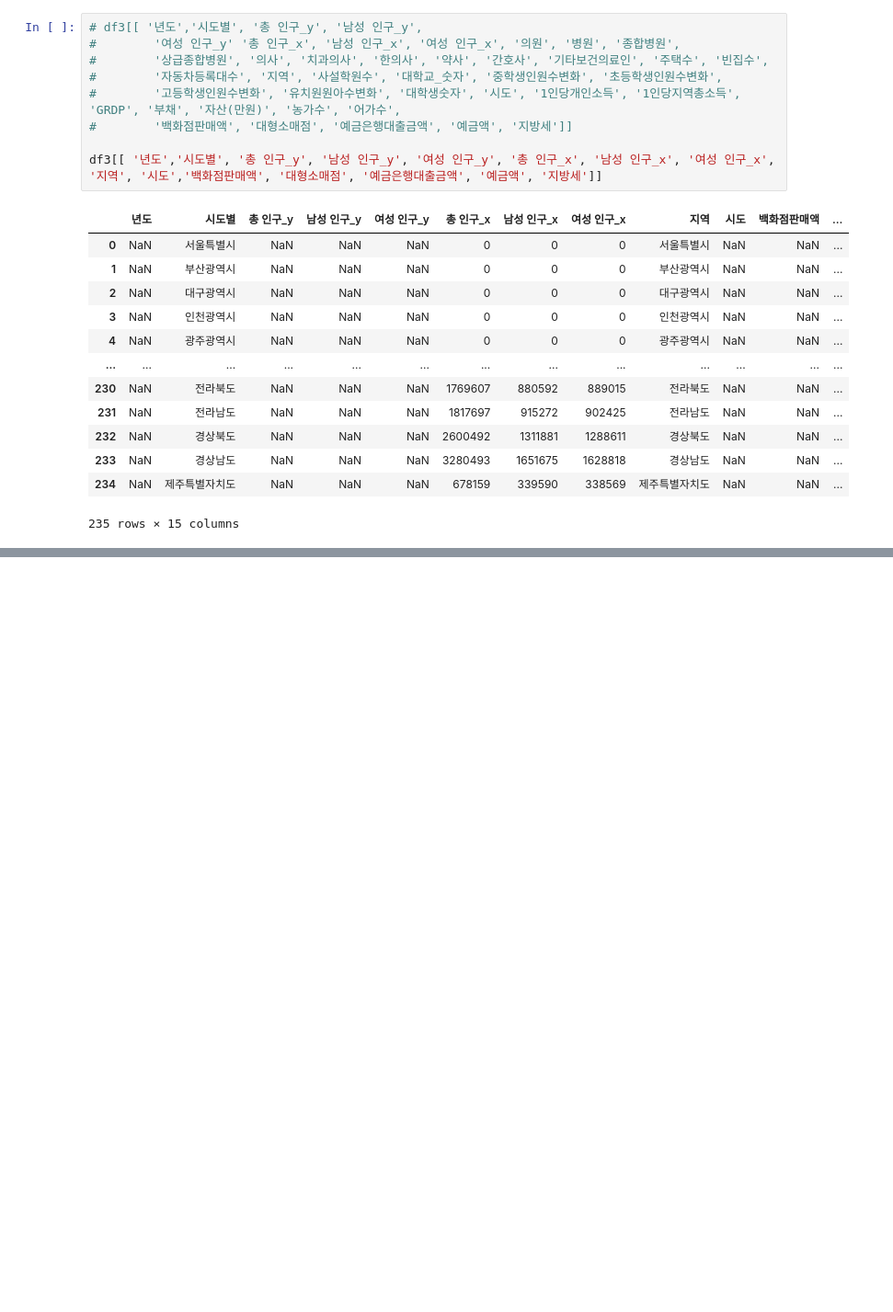
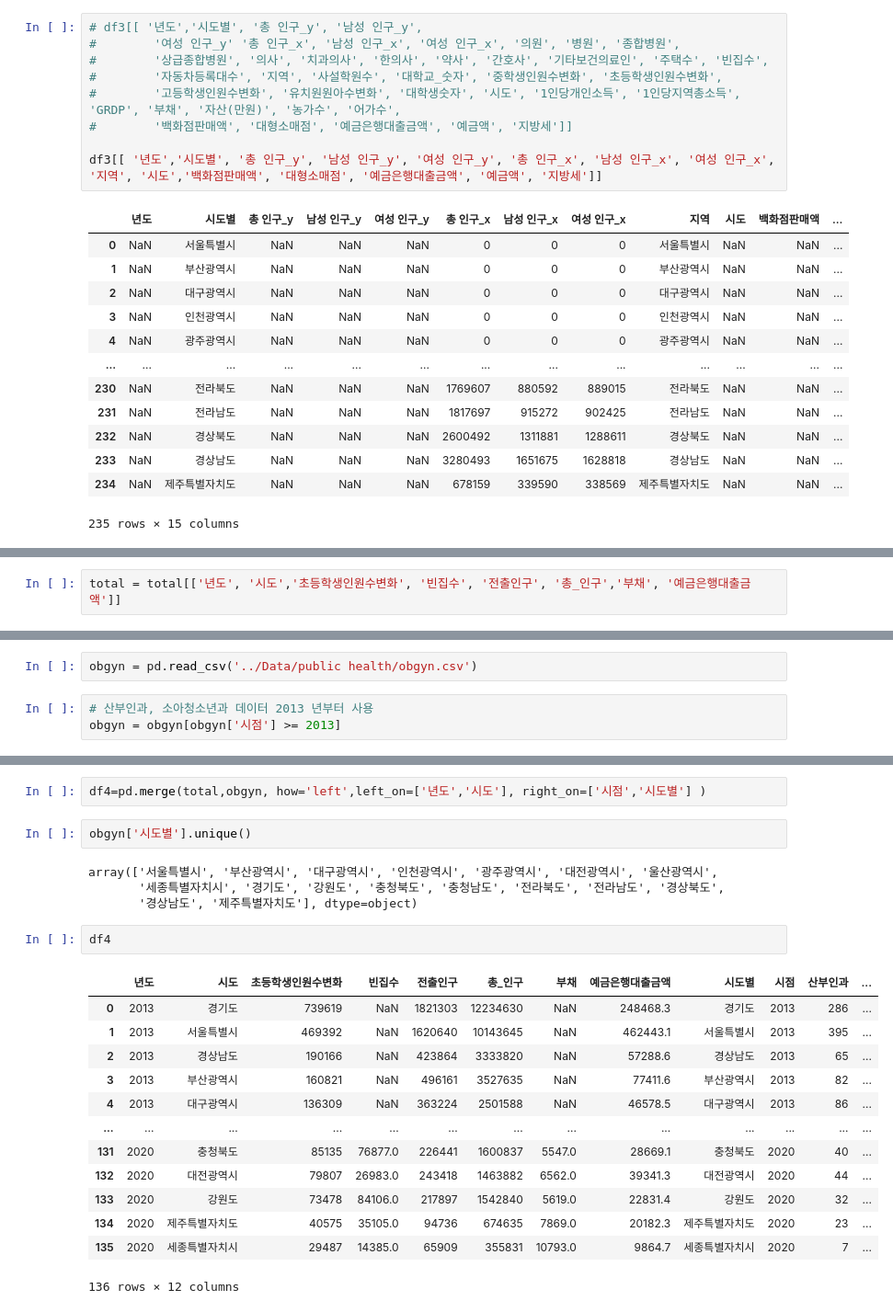
Before and after one commit to vxornjs11/Pytone_Flutter, a Jupyter notebook: Note/00. First 취합.ipynb, the cells around one changed output, grey strips where cells are left out. Shown at 92% size. Drawn from its saved outputs; the diff is of its cells as text; blank space fills up the shorter version.

```diff
--- a/Note/00. First 취합.ipynb
+++ b/Note/00. First 취합.ipynb
@@ -266,0 +303,2 @@ df3[[ '년도','시도별', '총 인구_y', '남성 인구_y', '여성 인구_y'
+# %%
+total = total[['년도', '시도','초등학생인원수변화', '빈집수', '전출인구', '총_인구','부채', '예금은행대출금액']]
@@ -266,0 +311,5 @@ df3[[ '년도','시도별', '총 인구_y', '남성 인구_y', '여성 인구_y'
+# %%
+obgyn = pd.read_csv('../Data/public health/obgyn.csv')
+# %%
+# 산부인과, 소아청소년과 데이터 2013 년부터 사용
+obgyn = obgyn[obgyn['시점'] >= 2013]
@@ -266,0 +332,24 @@ df3[[ '년도','시도별', '총 인구_y', '남성 인구_y', '여성 인구_y'
+# %%
+df4=pd.merge(total,obgyn, how='left',left_on=['년도','시도'], right_on=['시점','시도별'] )
+# %%
+obgyn['시도별'].unique()
+# %% [output]
+array(['서울특별시', '부산광역시', '대구광역시', '인천광역시', '광주광역시', '대전광역시', '울산광역시',
+       '세종특별자치시', '경기도', '강원도', '충청북도', '충청남도', '전라북도', '전라남도', '경상북도',
+       '경상남도', '제주특별자치도'], dtype=object)
+# %%
+df4
+# %% [output]
+|  | 년도 | 시도 | 초등학생인원수변화 | 빈집수 | 전출인구 | 총_인구 | 부채 | 예금은행대출금액 | 시도별 | 시점 | 산부인과 | ... |
+| 0 | 2013 | 경기도 | 739619 | NaN | 1821303 | 12234630 | NaN | 248468.3 | 경기도 | 2013 | 286 | ... |
+| 1 | 2013 | 서울특별시 | 469392 | NaN | 1620640 | 10143645 | NaN | 462443.1 | 서울특별시 | 2013 | 395 | ... |
+| 2 | 2013 | 경상남도 | 190166 | NaN | 423864 | 3333820 | NaN | 57288.6 | 경상남도 | 2013 | 65 | ... |
+| 3 | 2013 | 부산광역시 | 160821 | NaN | 496161 | 3527635 | NaN | 77411.6 | 부산광역시 | 2013 | 82 | ... |
+| 4 | 2013 | 대구광역시 | 136309 | NaN | 363224 | 2501588 | NaN | 46578.5 | 대구광역시 | 2013 | 86 | ... |
+| ... | ... | ... | ... | ... | ... | ... | ... | ... | ... | ... | ... | ... |
+| 131 | 2020 | 충청북도 | 85135 | 76877.0 | 226441 | 1600837 | 5547.0 | 28669.1 | 충청북도 | 2020 | 40 | ... |
+| 132 | 2020 | 대전광역시 | 79807 | 26983.0 | 243418 | 1463882 | 6562.0 | 39341.3 | 대전광역시 | 2020 | 44 | ... |
+| 133 | 2020 | 강원도 | 73478 | 84106.0 | 217897 | 1542840 | 5619.0 | 22831.4 | 강원도 | 2020 | 32 | ... |
+| 134 | 2020 | 제주특별자치도 | 40575 | 35105.0 | 94736 | 674635 | 7869.0 | 20182.3 | 제주특별자치도 | 2020 | 23 | ... |
+| 135 | 2020 | 세종특별자치시 | 29487 | 14385.0 | 65909 | 355831 | 10793.0 | 9864.7 | 세종특별자치시 | 2020 | 7 | ... |
+136 rows × 12 columns
```
Also changed, not shown: parts of 12 cells of this notebook, 3 other files.
